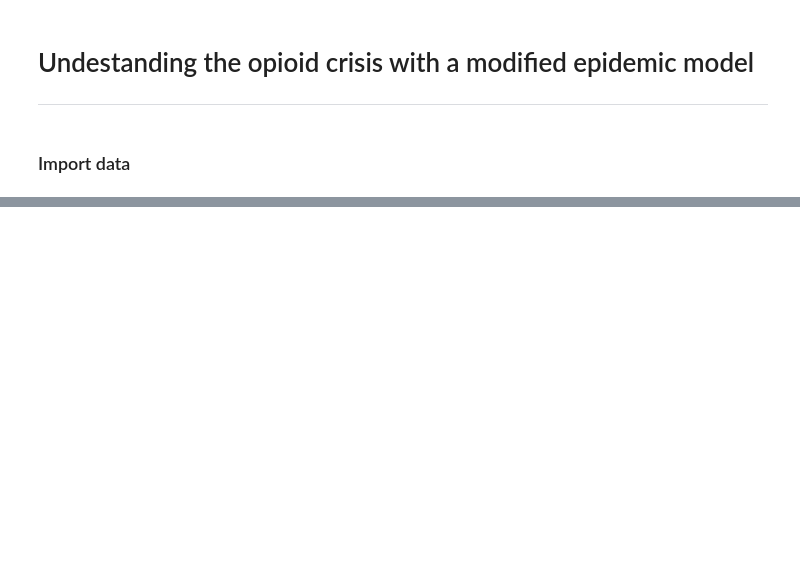
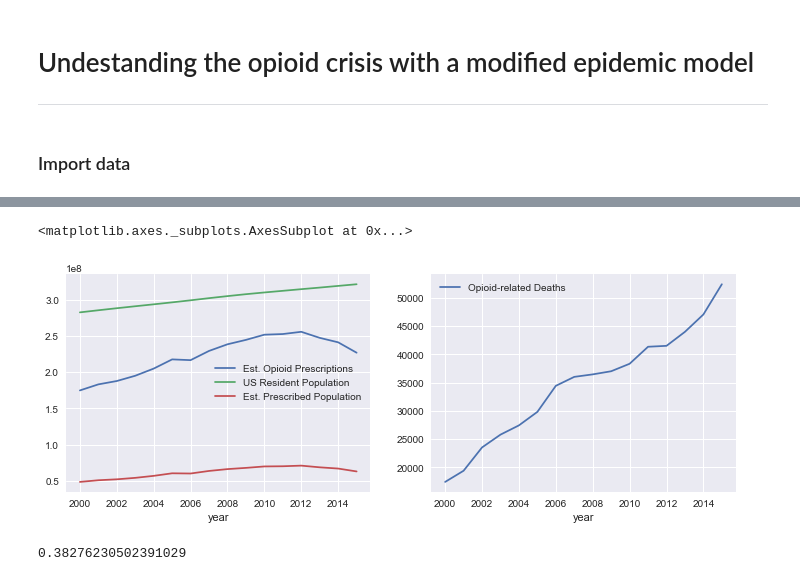
Before and after one commit to lauraware/am205project, a Jupyter notebook: Fitting_2.ipynb, the cells around one changed output, grey strips where cells are left out. Saved outputs shown, nothing was run; the diff lists cells and outputs as text; code cells hidden in the pictures; blank space fills up the shorter version.

```diff
--- a/Fitting_2.ipynb
+++ b/Fitting_2.ipynb
@@ -34,6 +34,3 @@ data['Deaths'] = pd.to_numeric(data['Deaths'], errors='coerce')
 data['Population'] = data['Population'].apply(lambda x: x.replace(',',''))
 data['Population'] = pd.to_numeric(data['Population'], errors='coerce')
 data['Age-adjusted Rate'] = data['Age-adjusted Rate']*data['Population']/100000
-# %%
-yearly_deaths = data.groupby(['Year'])['Deaths'].sum()
-yearly_deaths.plot()
@@ -42,0 +37,29 @@ yearly_deaths.plot()
+# %%
+# Load and join opioid timeseries
+
+opioids_kenan = pd.read_csv("data/opioid_prescriptions_kenan_et_al.csv")
+
+opioids_cdc = pd.read_csv("data/opioid_prescriptions_cdc.csv")
+opioids_cdc.columns = ["year", "prescriptions", "prescription_rate_per_100"]
+opioids_cdc = opioids_cdc[["year", "prescription_rate_per_100"]]
+
+opioids = pd.concat([
+    opioids_kenan[opioids_kenan.year < 2006],
+    opioids_cdc]).set_index("year")
+
+# merge with pop data
+pop = pd.read_csv("data/census_yearly_population.csv").set_index("year") * 1000
+
+df = opioids.join(pop, how="left")
+df["prescriptions"] = (df.population / 100) * df.prescription_rate_per_100
+
+df["prescribed_population"] = df.prescriptions / 3.6
+df["prescribed_population_percent"] = (df.prescriptions / 3.6) / df.population
+
+# Merge with deaths
+df = df.join(yearly_deaths).rename(columns={"Deaths": "deaths"})
+df["opioid_death_rate"] = df.deaths / df.population
+
+df = df.reset_index()[df.reset_index().year != 2016]
+
+df.year = df.year.astype(int)
@@ -43 +75,11 @@ yearly_deaths.plot()
+# %%
+fig, ax = plt.subplots(1, 2, figsize=(12,4))
+
+df.plot("year", "prescriptions", ax=ax[0], label="Est. Opioid Prescriptions")
+df.plot("year", "population", ax=ax[0], label="US Resident Population")
+df.plot("year", "prescribed_population", ax=ax[0], label="Est. Prescribed Population")
+df.plot("year", "deaths", ax=ax[1], label="Opioid-related Deaths")
+# %% [output]
+<matplotlib.axes._subplots.AxesSubplot at 0x...>
+[figure, added]
 # %%
@@ -70,3 +115,7 @@ def opioid_deaths3(t, P, A, R, alpha, beta_1, beta_2, zeta, gamma, mu_star):
+# %%
+integrated_model([alpha, beta_1, beta_2, gamma, zeta, delta, sigma])
+# %% [output]
+0.38276230502391029
 # %%
 # parameters
 epsilon = 0.74 # Prescribed to Susceptible rate
```
Also changed, not shown: parts of 13 cells of this notebook, 3 other files.
